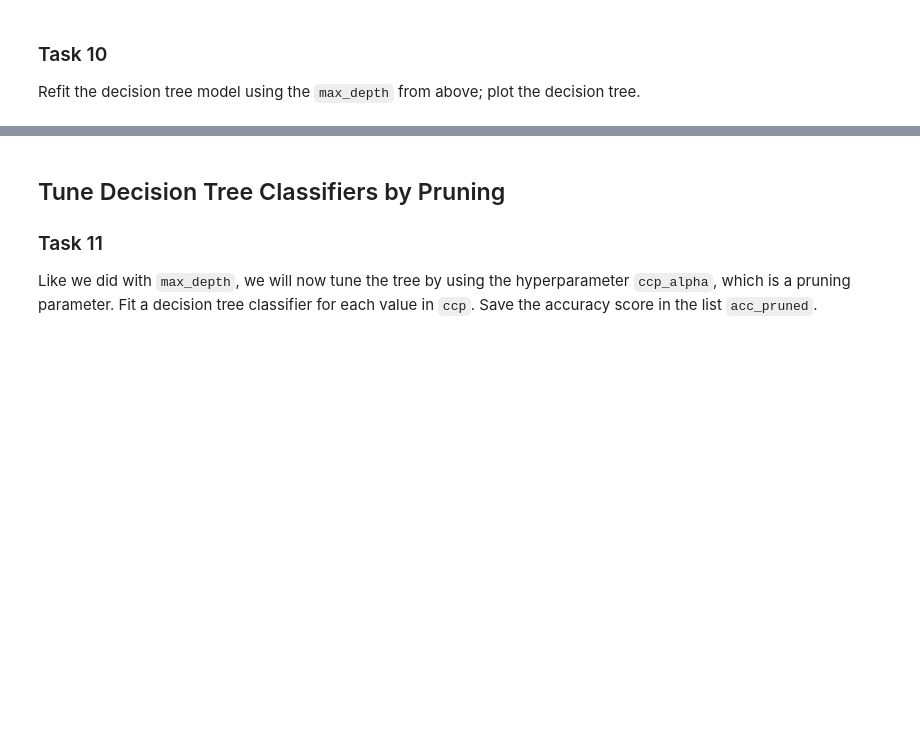
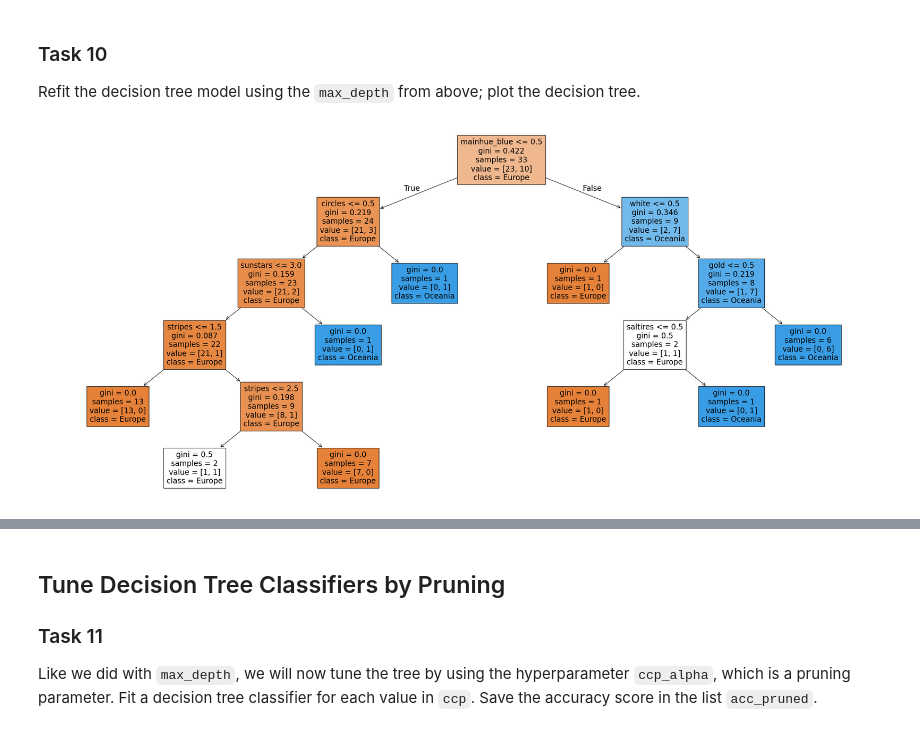
Before and after one commit to plewis3323/Summer_26, a Jupyter notebook: Summer_Space_Notes/Summer_26/AI_ML_Folder/workspace_exercies/Codecadamy/ML_career_Path_proj/BDT_Project.ipynb, the cells around one changed output, grey strips where cells are left out. Saved outputs shown, nothing was run; the diff lists cells and outputs as text; code cells hidden in the pictures; blank space fills up the shorter version.

```diff
--- a/Summer_Space_Notes/Summer_26/AI_ML_Folder/workspace_exercies/Codecadamy/ML_career_Path_proj/BDT_Project.ipynb
+++ b/Summer_Space_Notes/Summer_26/AI_ML_Folder/workspace_exercies/Codecadamy/ML_career_Path_proj/BDT_Project.ipynb
@@ -256,4 +297,13 @@ Find the largest accuracy and the depth this occurs.
 
 Refit the decision tree model using the `max_depth` from above; plot the decision tree.
 # %%
-# Refit decision tree model with the highest accuracy and plot the decision tree
+# Refit the decision tree model with the highest accuracy and plot the decision tree
+dt = DecisionTreeClassifier(random_state = 10, max_depth = max_dep)
+dt.fit(train_data, train_labels)
+## Visualizing the tree
+plt.figure(figsize=(27,12))
+tree.plot_tree(dt, feature_names=train_data.columns, class_names=['Europe', 'Oceania'], filled=True)
+plt.tight_layout()
+plt.show()
+# %% [output]
+[figure, added]
```
Also changed, not shown: parts of 12 cells of this notebook, 18 other files.
